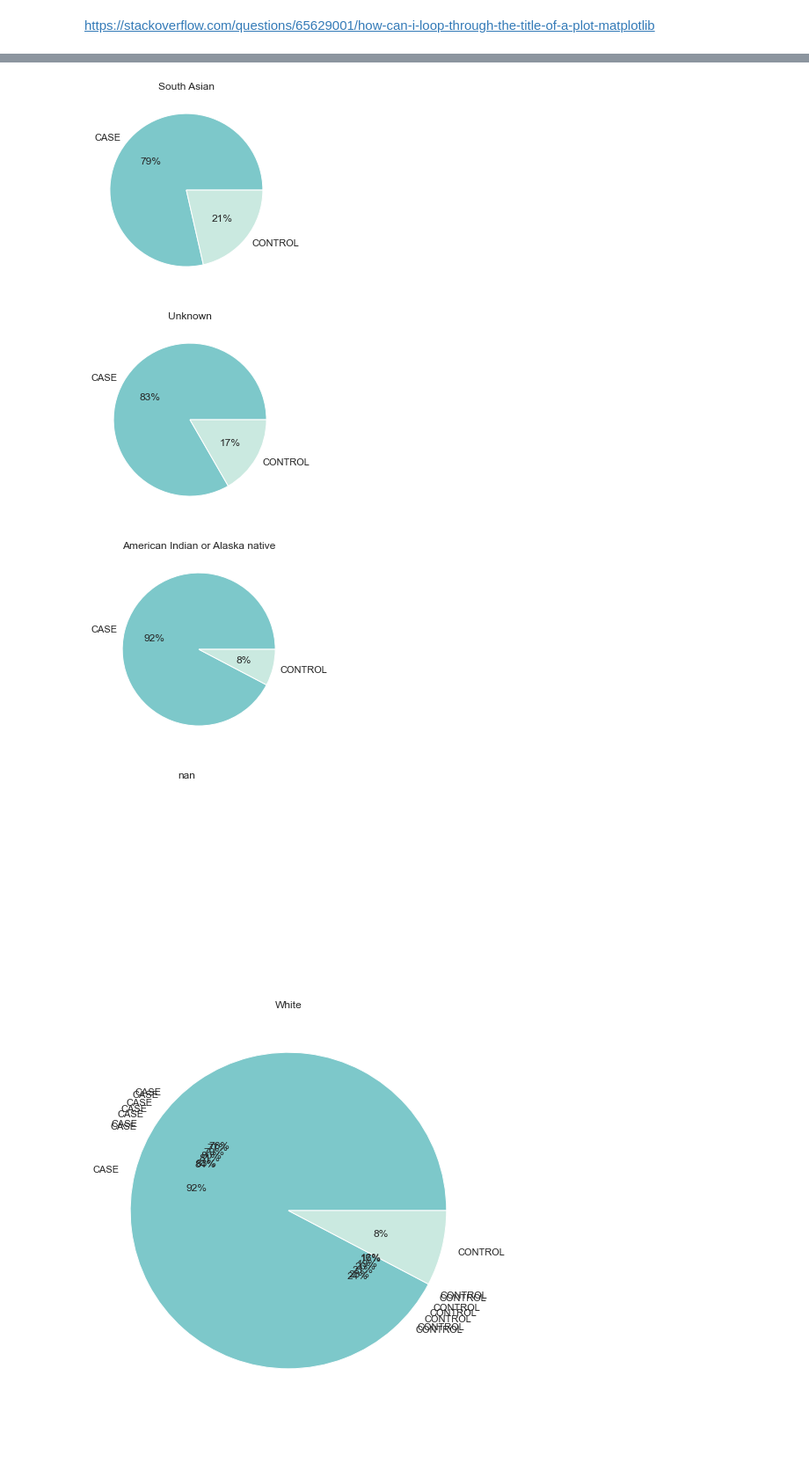
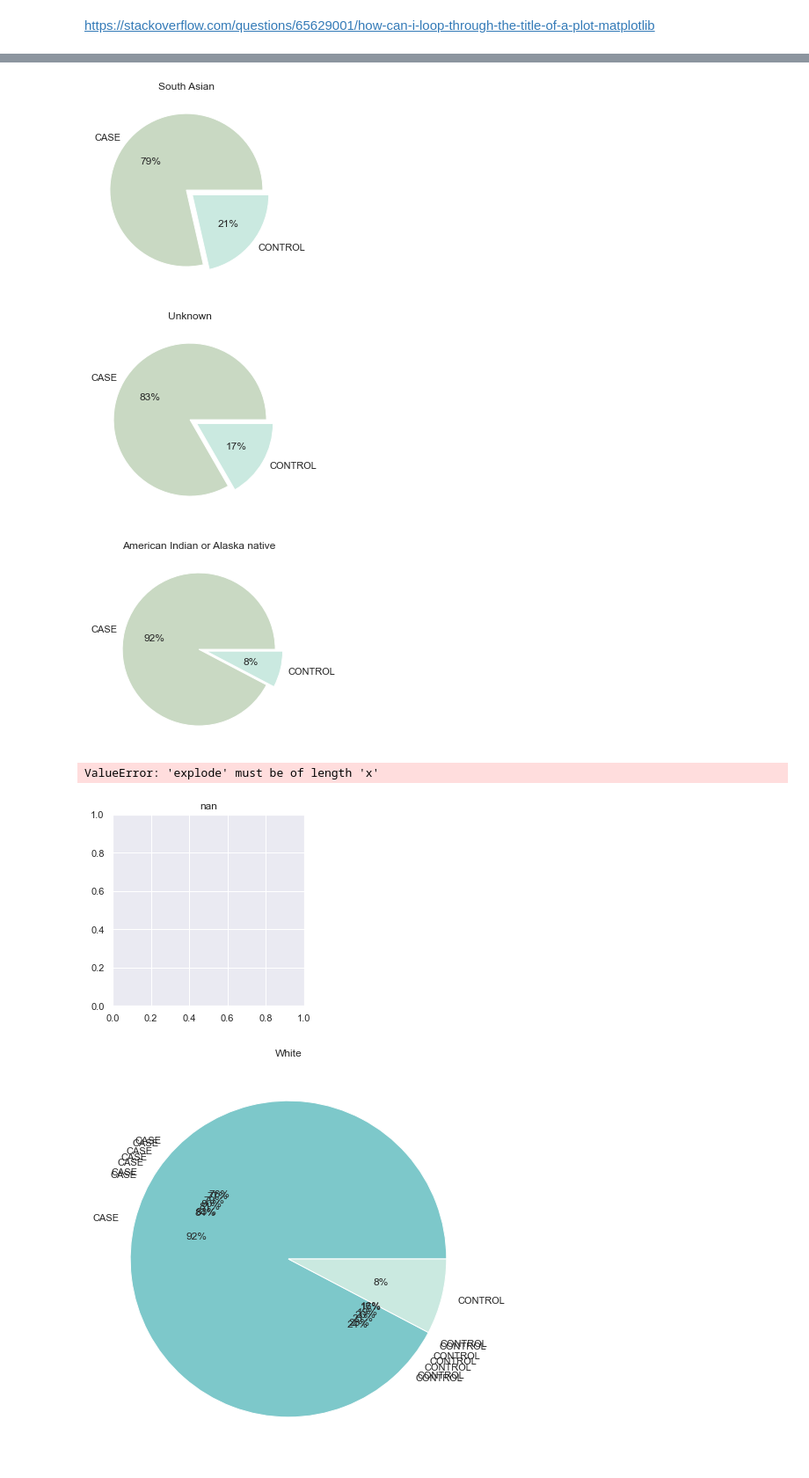
Before and after one commit to MGKane23/accelerate-cure, a Jupyter notebook: Charlotte-Burbridges-Best-Friends-and-Fan-Club.ipynb, the cells around one changed output, grey strips where cells are left out. Shown at 88% size. Drawn from its saved outputs; the diff is of its cells as text; code cells hidden in the pictures; blank space fills up the shorter version.

```diff
--- a/Charlotte-Burbridges-Best-Friends-and-Fan-Club.ipynb
+++ b/Charlotte-Burbridges-Best-Friends-and-Fan-Club.ipynb
@@ -89,6 +89,7 @@ for r in races:
     v = ms.loc[ms['rac_part'] == r, ['rac_part', 'diag_dis']].groupby('diag_dis').diag_dis.count()
     plt.figure(figsize=(5, 4))
     plt.title(f'{r}')
-    plt.pie(v, labels=v.index, autopct='%1.0f%%', colors=['#7DC8CA', '#CAE9E0'])
+    explode = [0, 0.1]
+    plt.pie(v, labels=v.index, autopct='%1.0f%%', colors=['#C9D9C3', '#CAE9E0'], explode = explode)
     plt.show()
 # %% [output]
@@ -100,7 +101,8 @@ for r in races:
-[figure, old version]
+[figure, new version]
-[figure, old version]
+[figure, new version]
-[figure, old version]
+[figure, new version]
+ValueError: 'explode' must be of length 'x'
-[figure, old version]
+[figure, new version]
 # %%
 for r in races:
     r = ms.loc[ms['rac_part'] == r, ['rac_part', 'diag_dis']].groupby('diag_dis').diag_dis.count()
```
Also changed, not shown: parts of 1 cell of this notebook.
